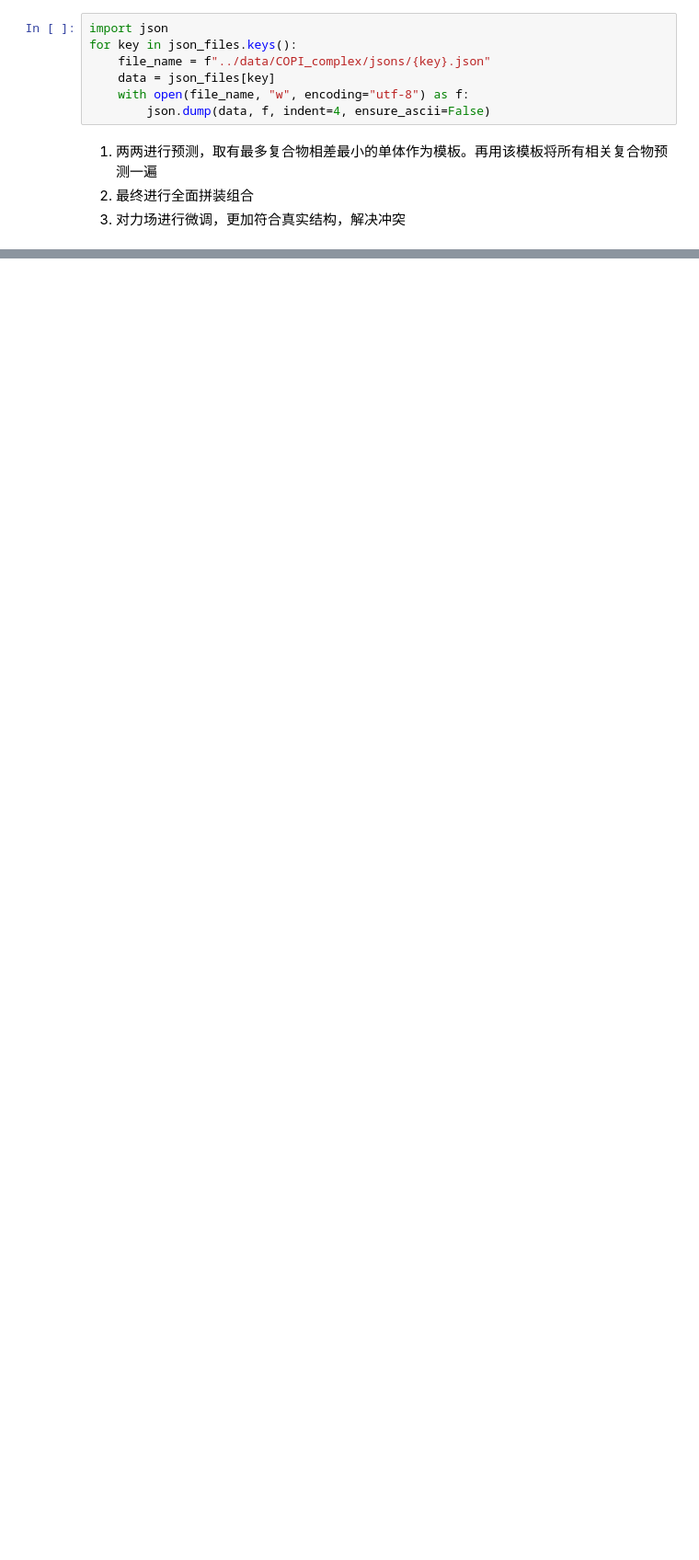
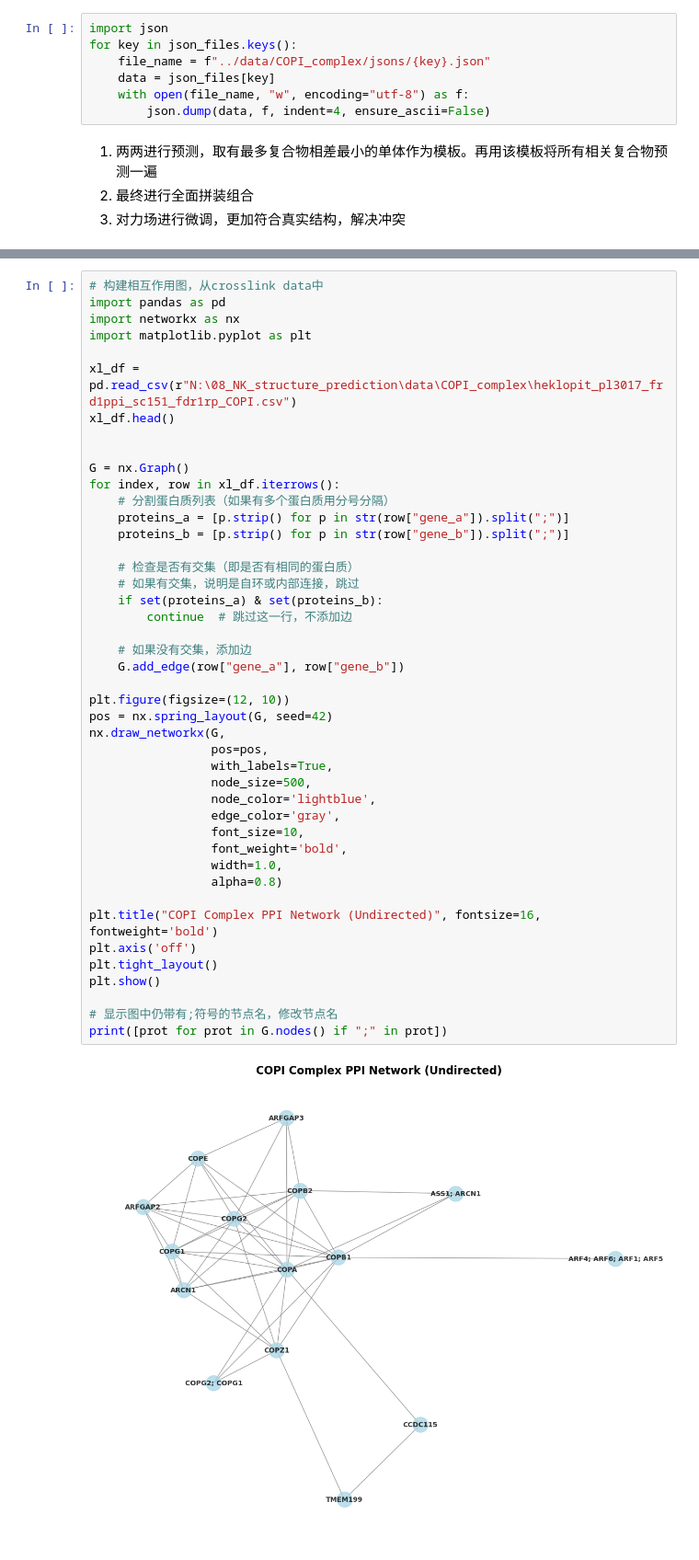
Before and after one commit to zhangzh-orange/XL_complex_structure, a Jupyter notebook: data_preprocess.ipynb, the cells around one changed output, grey strips where cells are left out. Shown at 92% size. Saved outputs shown, nothing was run; the diff lists cells and outputs as text; blank space fills up the shorter version.

```diff
--- a/data_preprocess.ipynb
+++ b/data_preprocess.ipynb
@@ -228,0 +284,46 @@ for key in json_files.keys():
+# %%
+# 构建相互作用图，从crosslink data中
+import pandas as pd
+import networkx as nx
+import matplotlib.pyplot as plt
+
+xl_df = pd.read_csv(r"N:\08_NK_structure_prediction\data\COPI_complex\heklopit_pl3017_frd1ppi_sc151_fdr1rp_COPI.csv")
+xl_df.head()
+
+
+G = nx.Graph()
+for index, row in xl_df.iterrows():
+    # 分割蛋白质列表（如果有多个蛋白质用分号分隔）
+    proteins_a = [p.strip() for p in str(row["gene_a"]).split(";")]
+    proteins_b = [p.strip() for p in str(row["gene_b"]).split(";")]
+
+    # 检查是否有交集（即是否有相同的蛋白质）
+    # 如果有交集，说明是自环或内部连接，跳过
+    if set(proteins_a) & set(proteins_b):
+        continue  # 跳过这一行，不添加边
+
+    # 如果没有交集，添加边
+    G.add_edge(row["gene_a"], row["gene_b"])
+
+plt.figure(figsize=(12, 10))
+pos = nx.spring_layout(G, seed=42)
+nx.draw_networkx(G,
+                 pos=pos,
+                 with_labels=True,
+                 node_size=500,
+                 node_color='lightblue',
+                 edge_color='gray',
+                 font_size=10,
+                 font_weight='bold',
+                 width=1.0,
+                 alpha=0.8)
+
+plt.title("COPI Complex PPI Network (Undirected)", fontsize=16, fontweight='bold')
+plt.axis('off')
+plt.tight_layout()
+plt.show()
+
+# 显示图中仍带有;符号的节点名，修改节点名
+print([prot for prot in G.nodes() if ";" in prot])
+# %% [output]
+[figure, added]
```
Also changed, not shown: parts of 9 cells of this notebook, 4 other files.
